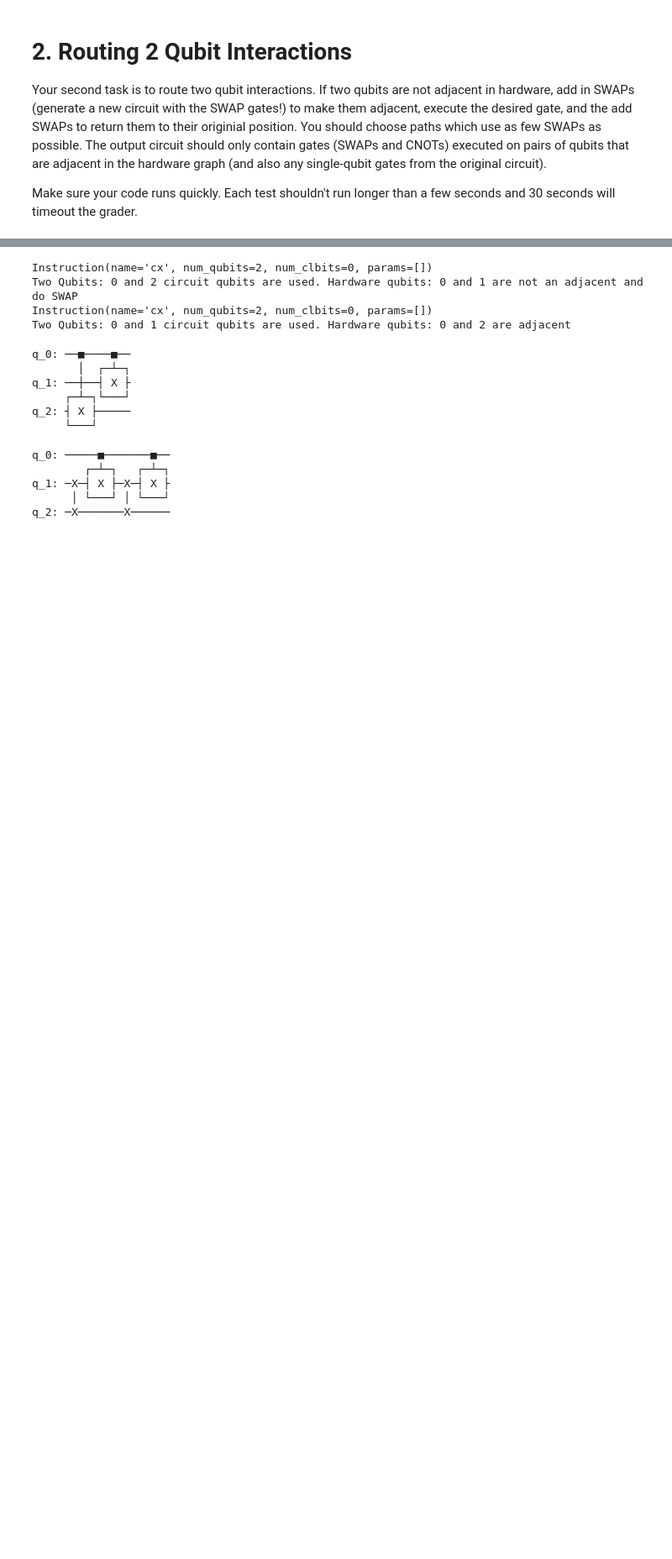
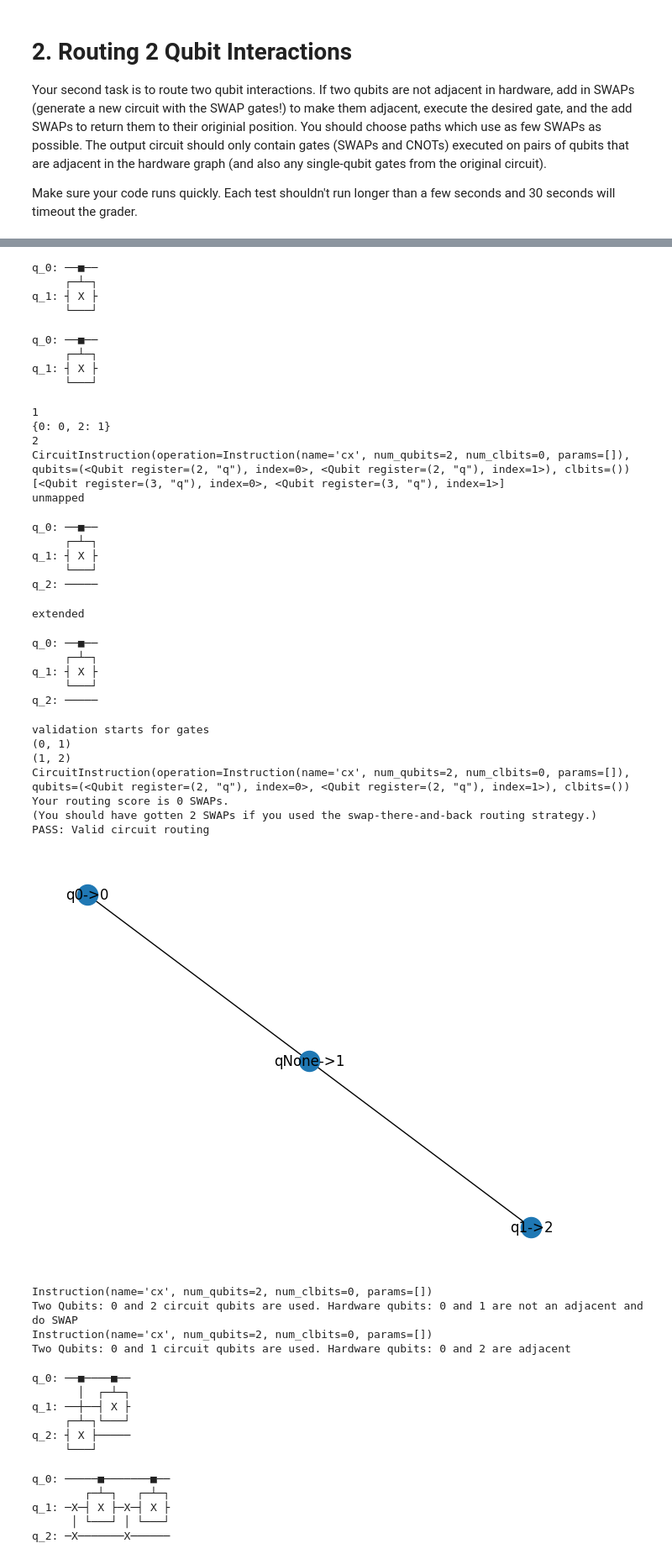
Before and after one commit to giriragav/UChicago---QCSD, a Jupyter notebook: Module 3/lab6/lab6.ipynb, the cells around one changed output, grey strips where cells are left out. Shown at 84% size. Saved outputs shown, nothing was run; the diff lists cells and outputs as text; code cells hidden in the pictures; blank space fills up the shorter version.

Commit message:
Added 1 cnot testing for routing

```diff
--- a/Module 3/lab6/lab6.ipynb
+++ b/Module 3/lab6/lab6.ipynb
@@ -970,3 +1029,19 @@ def score_routing_gv(circuit, target_hardware, mapping, routed_circuit):
     print(f'(You should have gotten {target_score} SWAPs if you used the '
           f'swap-there-and-back routing strategy.)')
     return score, target_score
+# %%
+# GV Cell for testing 1 CNOT mappings
+def test1Cnot():
+  _hardware1 = nx.path_graph(3)
+  _cuccaro61 = QuantumCircuit.from_qasm_str('OPENQASM 2.0;\ninclude "qelib1.inc";\nqreg q[2];\ncx q[0],q[1];\n')
+  _mapping1 = {Qubit(QuantumRegister(2, 'q'), 0): 0,
+              Qubit(QuantumRegister(2, 'q'), 1): 2}
+  _routing1 = route_circuit_gv(_cuccaro61, _hardware1, _mapping1)  # Run your code
+  display(_cuccaro61.draw(fold=-1))
+  display(_routing1.draw(fold=-1))
+  draw_mapping(_hardware1, _mapping1)
+  validate_routing_gv(_cuccaro61, _hardware1, _mapping1, _routing1)
+  score_routing(_cuccaro61, _hardware1, _mapping1, _routing1)
+  print('PASS: Valid circuit routing')
+test1Cnot()
+# %% [output]
@@ -973,3 +1050,36 @@ def score_routing_gv(circuit, target_hardware, mapping, routed_circuit):
+q_0: ──■──
+     ┌─┴─┐
+q_1: ┤ X ├
+     └───┘
+q_0: ──■──
+     ┌─┴─┐
+q_1: ┤ X ├
+     └───┘
+1
+{0: 0, 2: 1}
+2
+CircuitInstruction(operation=Instruction(name='cx', num_qubits=2, num_clbits=0, params=[]), qubits=(<Qubit register=(2, "q"), index=0>, <Qubit register=(2, "q"), index=1>), clbits=())
+[<Qubit register=(3, "q"), index=0>, <Qubit register=(3, "q"), index=1>]
+unmapped
+q_0: ──■──
+     ┌─┴─┐
+q_1: ┤ X ├
+     └───┘
+q_2: ─────
+extended
+q_0: ──■──
+     ┌─┴─┐
+q_1: ┤ X ├
+     └───┘
+q_2: ─────
+validation starts for gates
+(0, 1)
+(1, 2)
+CircuitInstruction(operation=Instruction(name='cx', num_qubits=2, num_clbits=0, params=[]), qubits=(<Qubit register=(2, "q"), index=0>, <Qubit register=(2, "q"), index=1>), clbits=())
+Your routing score is 0 SWAPs.
+(You should have gotten 2 SWAPs if you used the swap-there-and-back routing strategy.)
+PASS: Valid circuit routing
+[figure, added]
 # %%
 # GV Cell
 def test1():
```
Also changed, not shown: parts of 12 cells of this notebook.
